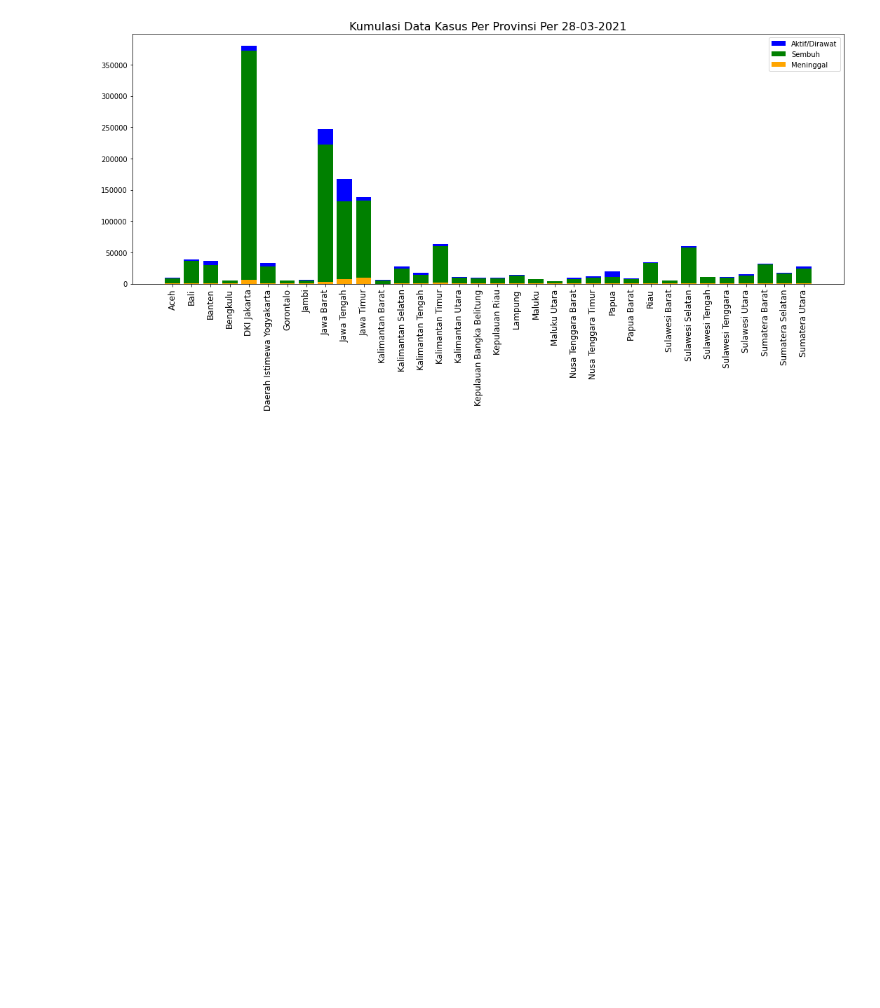
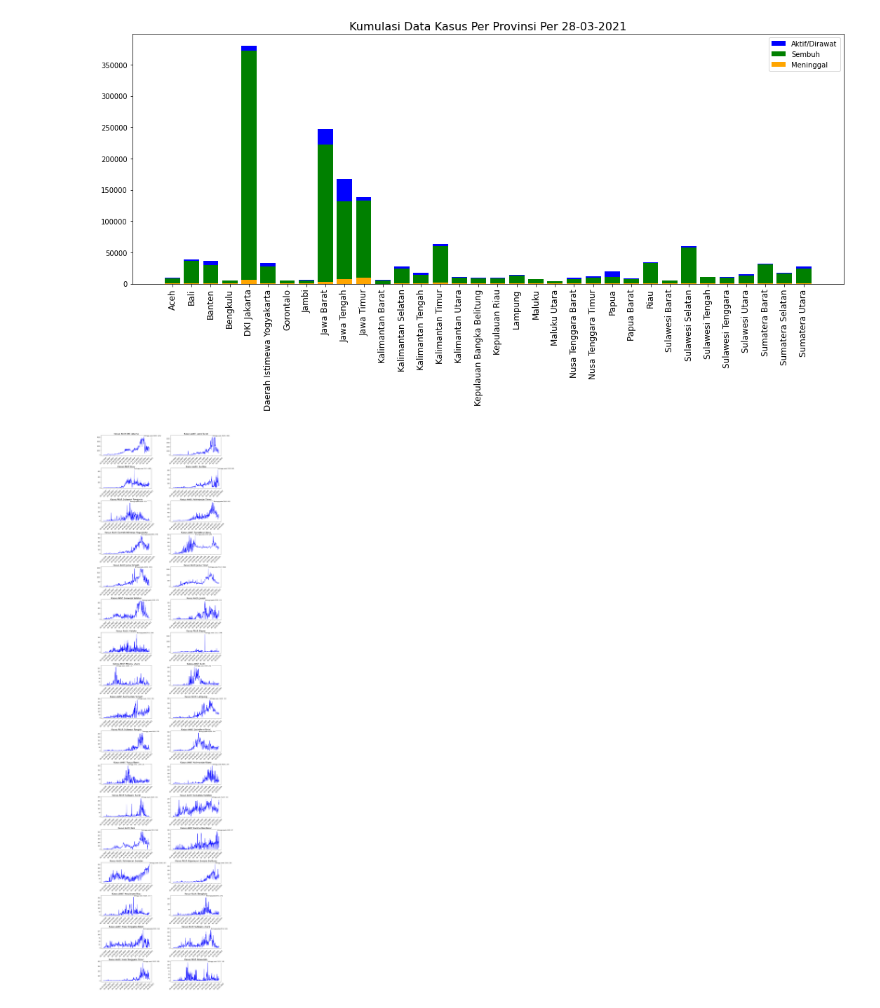
Before and after one commit to Julius-745/Automasi-Filtering-Data-Covid-19-di-Provinsi-Indonesia-dengan-Python, a Jupyter notebook: Filtering.ipynb, the cells around one changed output. Cells and saved outputs as stored; diff of their text form; code cells hidden in the pictures; blank space fills up the shorter version.

```diff
--- a/Filtering.ipynb
+++ b/Filtering.ipynb
@@ -119,3 +150,30 @@ fig.tight_layout()
 plt.show()
 # %% [output]
 [figure]
+# %%
+# Plot per propinsi
+provinsis = pd.unique(data['Location'])
+provinsis = provinsis[provinsis != 'Indonesia']
+fig, ax = plt.subplots(provinsis.shape[0]//2,2,figsize=(15,60))
+for i, prov in enumerate(provinsis):
+    X, Y = i // 2, i % 2
+    data_reg = data[data['Location'] == prov]
+    maxcount = min(dates.shape[0],data_reg['New Cases'].shape[0])
+    data_reg = data_reg['New Cases'][0:maxcount]
+    ax[X,Y].plot(dates[0:maxcount], data_reg, color='blue')
+    ax[X,Y].set_title('Kasus Aktif: '+prov, fontsize=16)
+    ax[X,Y].xaxis.set_tick_params(rotation=45, labelsize=12)
+    ax[X,Y].xaxis.set_major_formatter(DateFormatter('%d-%m-%Y'))
+    ax[X,Y].xaxis.set_major_locator(MonthLocator())
+    # tertinggi
+    data_reg_list = data_reg.tolist()
+    highest = max(data_reg_list)
+    highestidx = data_reg_list.index(highest)
+    higheststr = 'Tertinggi pada ' + num2date(dates[highestidx]).strftime('%d/%m') + ': '+ str(highest)
+    ax[X,Y].annotate(higheststr,xy=(dates[highestidx],highest),xytext=(0,0),backgroundcolor="w",textcoords="offset pixels")
+
+
+fig.tight_layout()
+plt.show()
+# %% [output]
+[figure, added]
```
Also changed, not shown: parts of 5 cells of this notebook.
